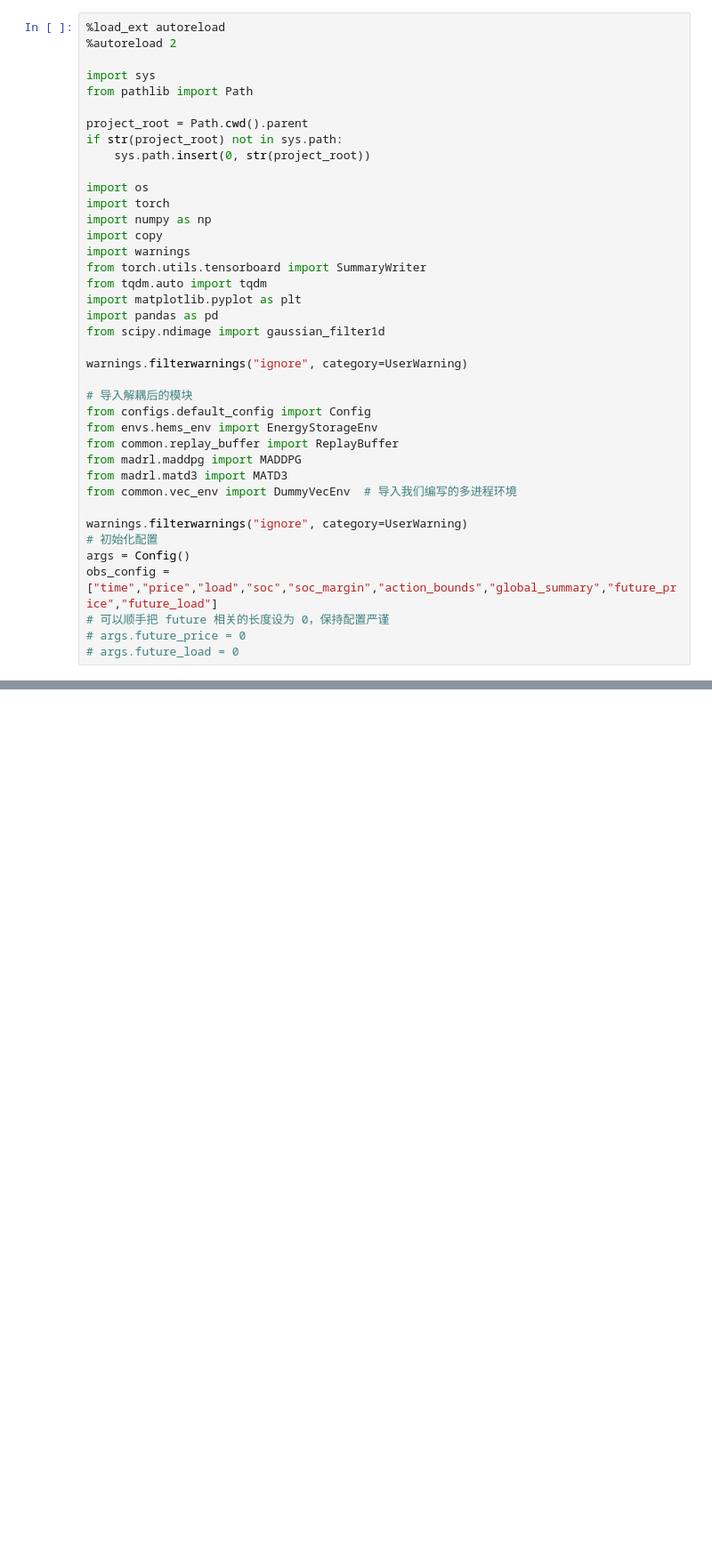
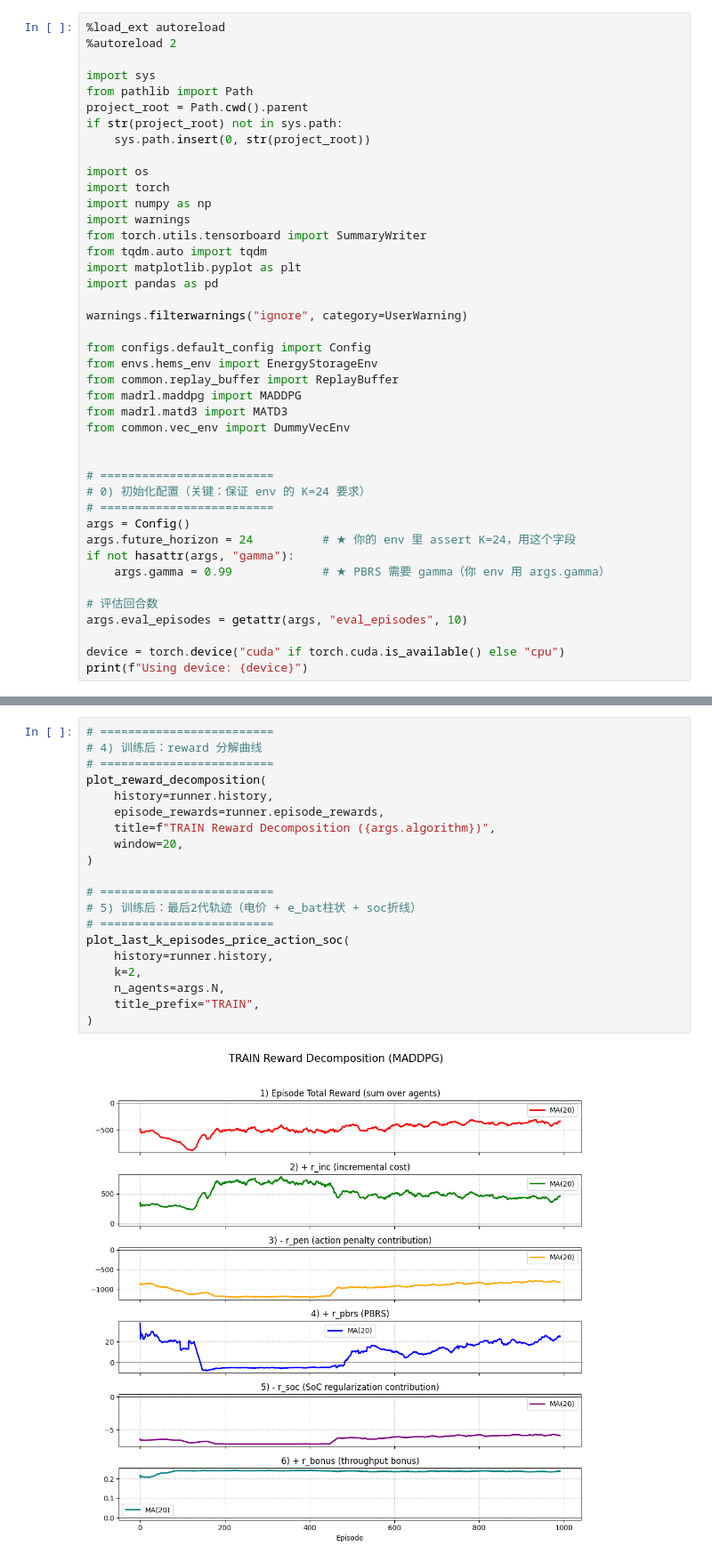
Before and after one commit to wenyuxin-00/MADRL_ESS, a Jupyter notebook: madrl/train_madrl.ipynb, the cells around one changed output, grey strips where cells are left out. Shown at 89% size. Drawn from its saved outputs; the diff is of its cells as text; blank space fills up the shorter version.

```diff
--- a/madrl/train_madrl.ipynb
+++ b/madrl/train_madrl.ipynb
@@ -4,7 +4,6 @@
 
 import sys
 from pathlib import Path
-
 project_root = Path.cwd().parent
 if str(project_root) not in sys.path:
     sys.path.insert(0, str(project_root))
@@ -12,29 +11,33 @@ if str(project_root) not in sys.path:
 import os
 import torch
 import numpy as np
-import copy
 import warnings
 from torch.utils.tensorboard import SummaryWriter
 from tqdm.auto import tqdm
 import matplotlib.pyplot as plt
 import pandas as pd
-from scipy.ndimage import gaussian_filter1d
 
 warnings.filterwarnings("ignore", category=UserWarning)
 
-# 导入解耦后的模块
 from configs.default_config import Config
 from envs.hems_env import EnergyStorageEnv
 from common.replay_buffer import ReplayBuffer
 from madrl.maddpg import MADDPG
 from madrl.matd3 import MATD3
-from common.vec_env import DummyVecEnv  # 导入我们编写的多进程环境
+from common.vec_env import DummyVecEnv
 
-warnings.filterwarnings("ignore", category=UserWarning)
-# 初始化配置
+
+# =========================
+# 0) 初始化配置（关键：保证 env 的 K=24 要求）
+# =========================
 args = Config()
-obs_config = ["time","price","load","soc","soc_margin","action_bounds","global_summary","future_price","future_load"]
-# 可以顺手把 future 相关的长度设为 0，保持配置严谨
-# args.future_price = 0
-# args.future_load = 0
+args.future_horizon = 24          # ★ 你的 env 里 assert K=24，用这个字段
+if not hasattr(args, "gamma"):
+    args.gamma = 0.99             # ★ PBRS 需要 gamma（你 env 用 args.gamma）
+
+# 评估回合数
+args.eval_episodes = getattr(args, "eval_episodes", 10)
+
+device = torch.device("cuda" if torch.cuda.is_available() else "cpu")
+print(f"Using device: {device}")
 # %% [output]
@@ -465,0 +360,22 @@ Episodes to plot (1-based): [1, 331, 662, 992]
+# %%
+# =========================
+# 4) 训练后：reward 分解曲线
+# =========================
+plot_reward_decomposition(
+    history=runner.history,
+    episode_rewards=runner.episode_rewards,
+    title=f"TRAIN Reward Decomposition ({args.algorithm})",
+    window=20,
+)
+
+# =========================
+# 5) 训练后：最后2代轨迹（电价 + e_bat柱状 + soc折线）
+# =========================
+plot_last_k_episodes_price_action_soc(
+    history=runner.history,
+    k=2,
+    n_agents=args.N,
+    title_prefix="TRAIN",
+)
+# %% [output]
+[figure, added]
```
Also changed, not shown: parts of 8 cells of this notebook, 7 other files.
